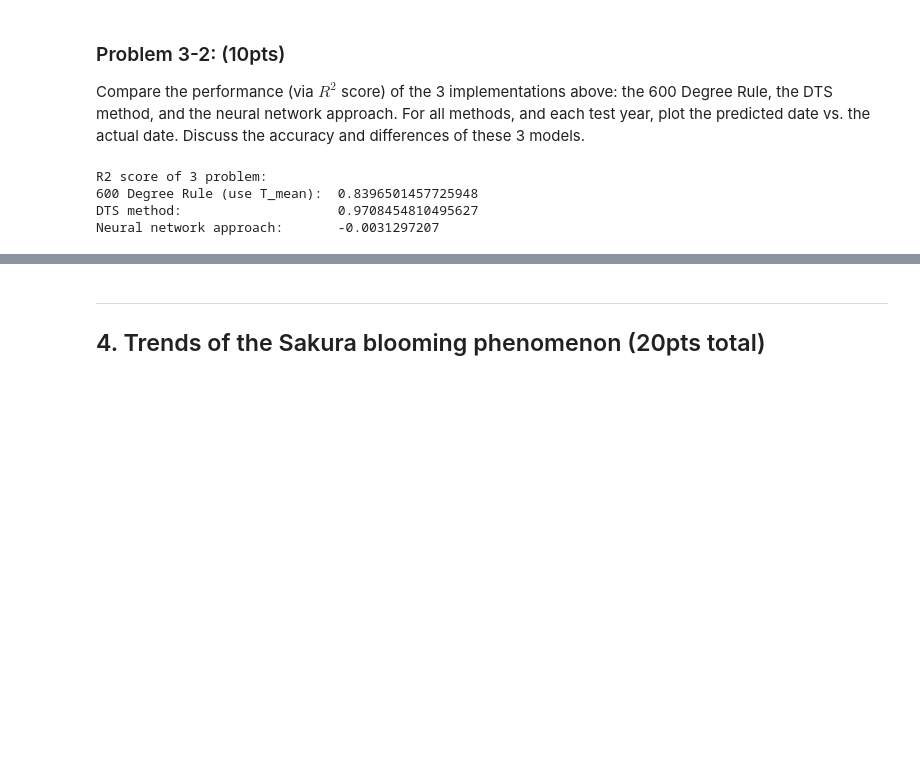
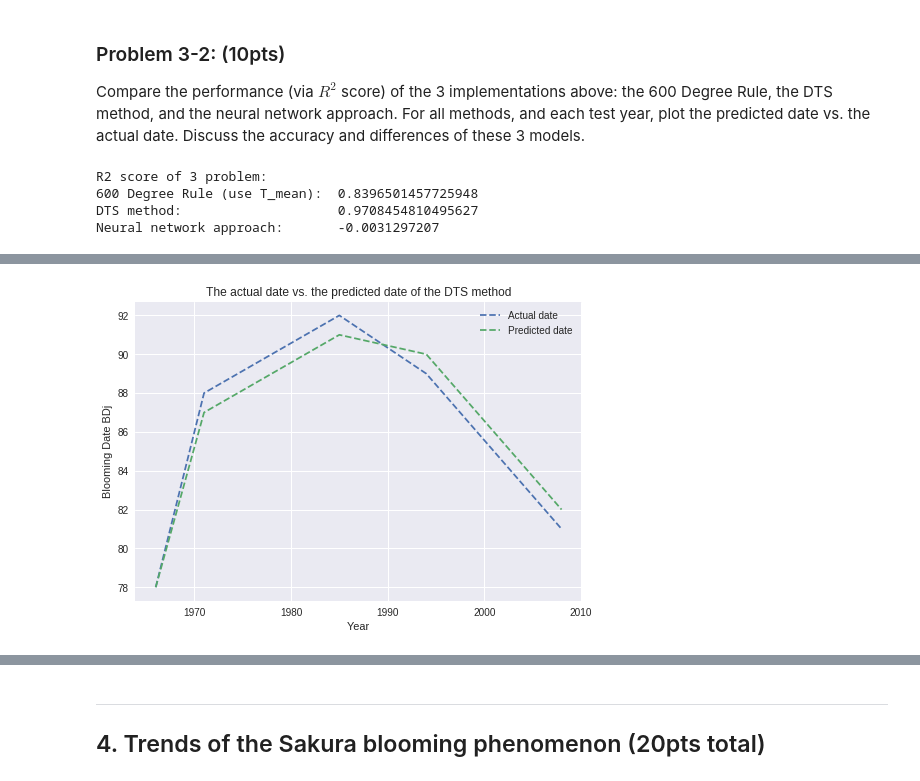
Before and after one commit to hoangloc0402/sakura-blossom, a Jupyter notebook: Exam(ENG).ipynb, the cells around one changed output, grey strips where cells are left out. Saved outputs shown, nothing was run; the diff lists cells and outputs as text; code cells hidden in the pictures; blank space fills up the shorter version.

```diff
--- a/Exam(ENG).ipynb
+++ b/Exam(ENG).ipynb
@@ -794,0 +806,10 @@ Neural network approach:       -0.0031297207
+# %%
+plt.plot(testing_years, BD_actual, '--', label = "Actual date")
+plt.plot(testing_years, BD_2nd_problem, '--',label = "Predicted date")
+plt.xlabel('Year')
+plt.ylabel('Blooming Date BDj')
+plt.title('The actual date vs. the predicted date of the DTS method')
+plt.legend()
+plt.show()
+# %% [output]
+[figure, added]
```
Also changed, not shown: parts of 11 cells of this notebook.
